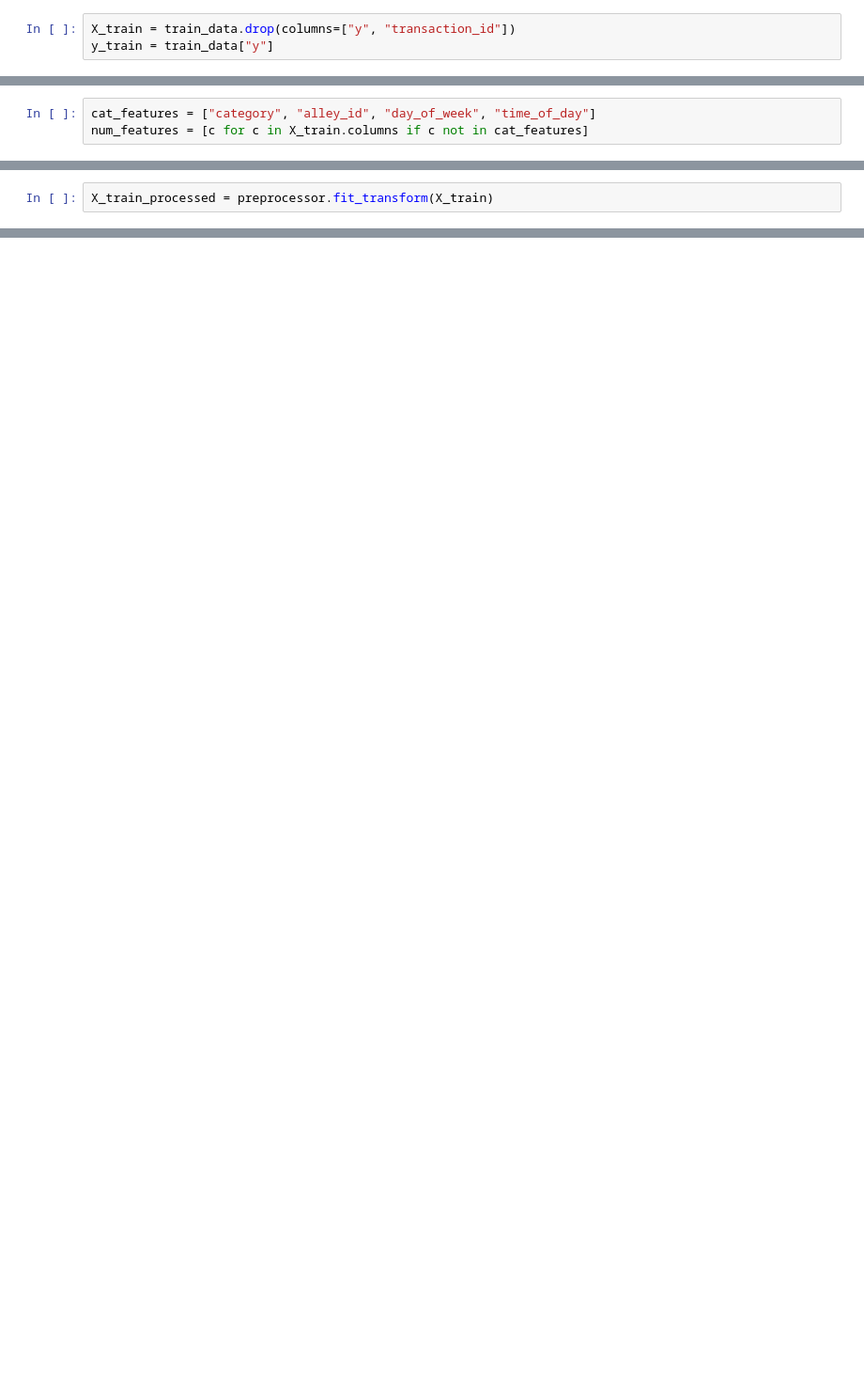
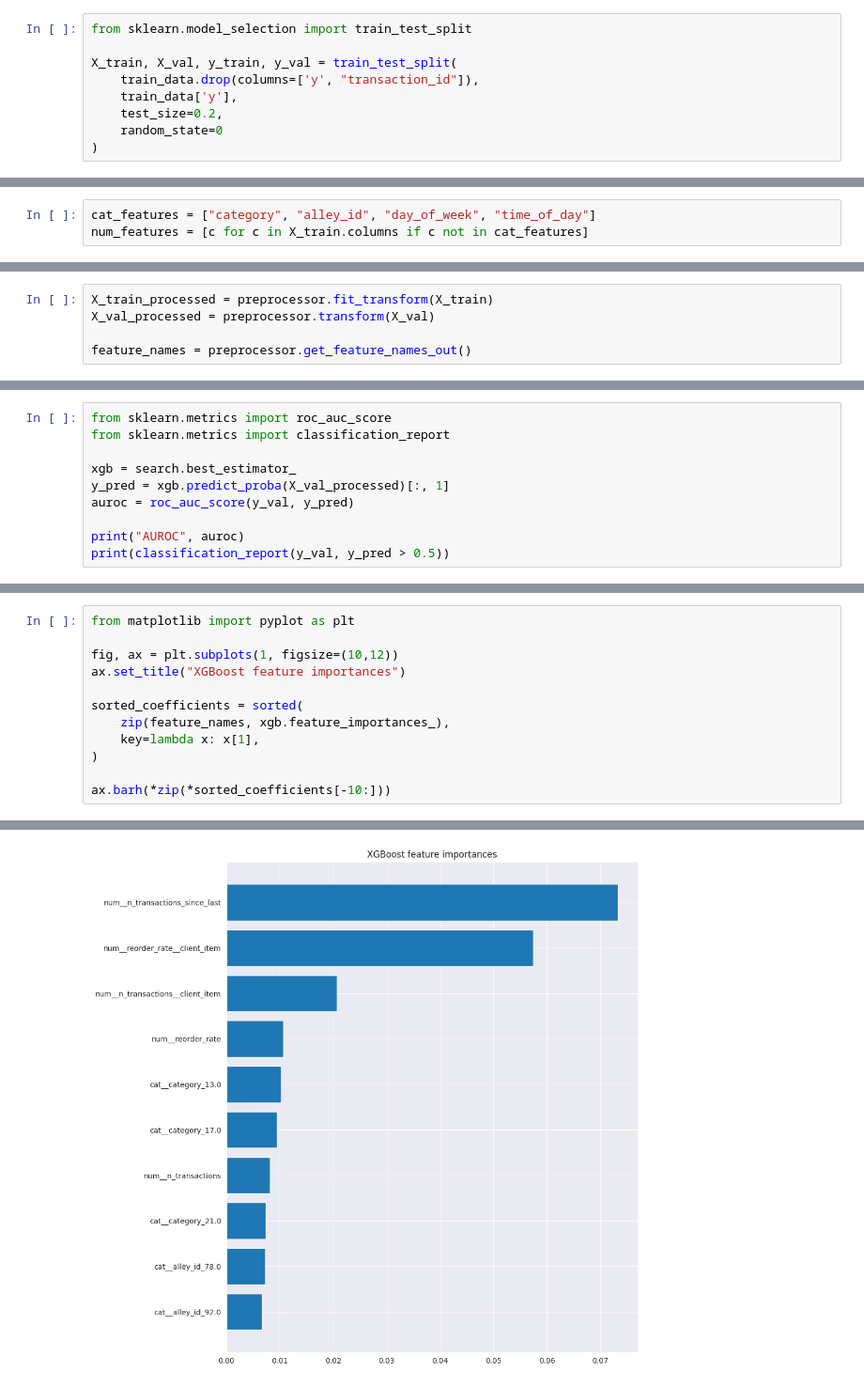
Before and after one commit to tomasz-beton/business-hackathon, a Jupyter notebook: Training.ipynb, the cells around one changed output, grey strips where cells are left out. Shown: that part at 94% size. Saved outputs shown, nothing was run; the diff lists cells and outputs as text; blank space fills up the shorter version.

Commit message:
training results

```diff
--- a/Training.ipynb
+++ b/Training.ipynb
@@ -12,3 +11,9 @@ train_data = pd.read_parquet("sets/train_data.parquet")
 # %%
-X_train = train_data.drop(columns=["y", "transaction_id"])
-y_train = train_data["y"]
+from sklearn.model_selection import train_test_split
+
+X_train, X_val, y_train, y_val = train_test_split(
+    train_data.drop(columns=['y', "transaction_id"]),
+    train_data['y'],
+    test_size=0.2,
+    random_state=0
+)
@@ -55,3 +41,6 @@ preprocessor = ColumnTransformer(
 )
 # %%
 X_train_processed = preprocessor.fit_transform(X_train)
+X_val_processed = preprocessor.transform(X_val)
+
+feature_names = preprocessor.get_feature_names_out()
@@ -57,0 +104,10 @@ X_train_processed = preprocessor.fit_transform(X_train)
+# %%
+from sklearn.metrics import roc_auc_score
+from sklearn.metrics import classification_report
+
+xgb = search.best_estimator_
+y_pred = xgb.predict_proba(X_val_processed)[:, 1]
+auroc = roc_auc_score(y_val, y_pred)
+
+print("AUROC", auroc)
+print(classification_report(y_val, y_pred > 0.5))
@@ -57,0 +124,13 @@ X_train_processed = preprocessor.fit_transform(X_train)
+# %%
+from matplotlib import pyplot as plt
+
+fig, ax = plt.subplots(1, figsize=(10,12))
+ax.set_title("XGBoost feature importances")
+
+sorted_coefficients = sorted(
+    zip(feature_names, xgb.feature_importances_),
+    key=lambda x: x[1],
+)
+
+ax.barh(*zip(*sorted_coefficients[-10:]))
+# %% [output]
@@ -58 +138,2 @@ X_train_processed = preprocessor.fit_transform(X_train)
+[figure, added]
 # %%
```
Also changed, not shown: parts of 9 cells of this notebook, 1 other file.
